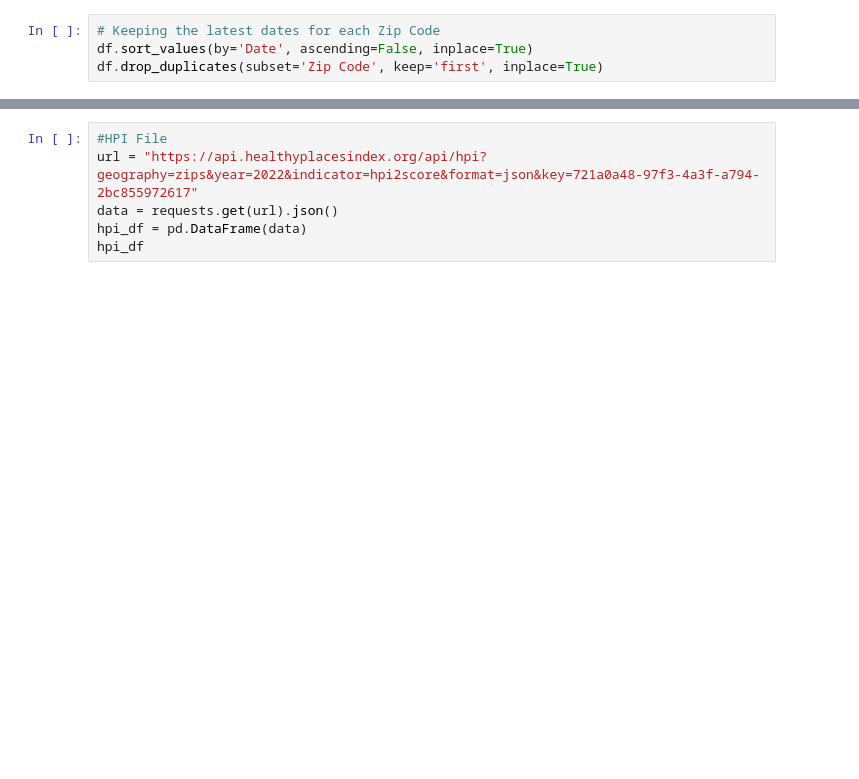
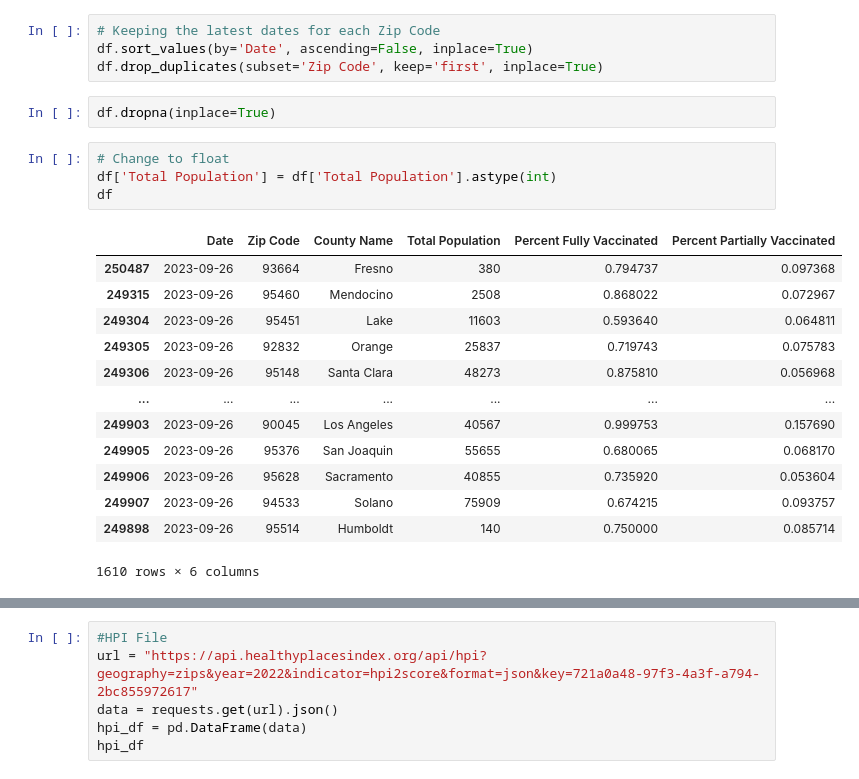
Before and after one commit to Nicole-Ham/Project-3-Covid, a Jupyter notebook: HPI_and_Poverty/VaccinationZipCodes.ipynb, the cells around one changed output, grey strips where cells are left out. Saved outputs shown, nothing was run; the diff lists cells and outputs as text; blank space fills up the shorter version.

```diff
--- a/HPI_and_Poverty/VaccinationZipCodes.ipynb
+++ b/HPI_and_Poverty/VaccinationZipCodes.ipynb
@@ -83,6 +83,26 @@ df.drop(columns=drops_vaccine, inplace=True)
 # Keeping the latest dates for each Zip Code
 df.sort_values(by='Date', ascending=False, inplace=True)
 df.drop_duplicates(subset='Zip Code', keep='first', inplace=True)
+# %%
+df.dropna(inplace=True)
+# %%
+# Change to float
+df['Total Population'] = df['Total Population'].astype(int)
+df
+# %% [output]
+|  | Date | Zip Code | County Name | Total Population | Percent Fully Vaccinated | Percent Partially Vaccinated |
+| 250487 | 2023-09-26 | 93664 | Fresno | 380 | 0.794737 | 0.097368 |
+| 249315 | 2023-09-26 | 95460 | Mendocino | 2508 | 0.868022 | 0.072967 |
+| 249304 | 2023-09-26 | 95451 | Lake | 11603 | 0.593640 | 0.064811 |
+| 249305 | 2023-09-26 | 92832 | Orange | 25837 | 0.719743 | 0.075783 |
+| 249306 | 2023-09-26 | 95148 | Santa Clara | 48273 | 0.875810 | 0.056968 |
+| ... | ... | ... | ... | ... | ... | ... |
+| 249903 | 2023-09-26 | 90045 | Los Angeles | 40567 | 0.999753 | 0.157690 |
+| 249905 | 2023-09-26 | 95376 | San Joaquin | 55655 | 0.680065 | 0.068170 |
+| 249906 | 2023-09-26 | 95628 | Sacramento | 40855 | 0.735920 | 0.053604 |
+| 249907 | 2023-09-26 | 94533 | Solano | 75909 | 0.674215 | 0.093757 |
+| 249898 | 2023-09-26 | 95514 | Humboldt | 140 | 0.750000 | 0.085714 |
+1610 rows × 6 columns
 # %%
 df
 # %% [output]
```
Also changed, not shown: parts of 9 cells of this notebook, 7 other files.
